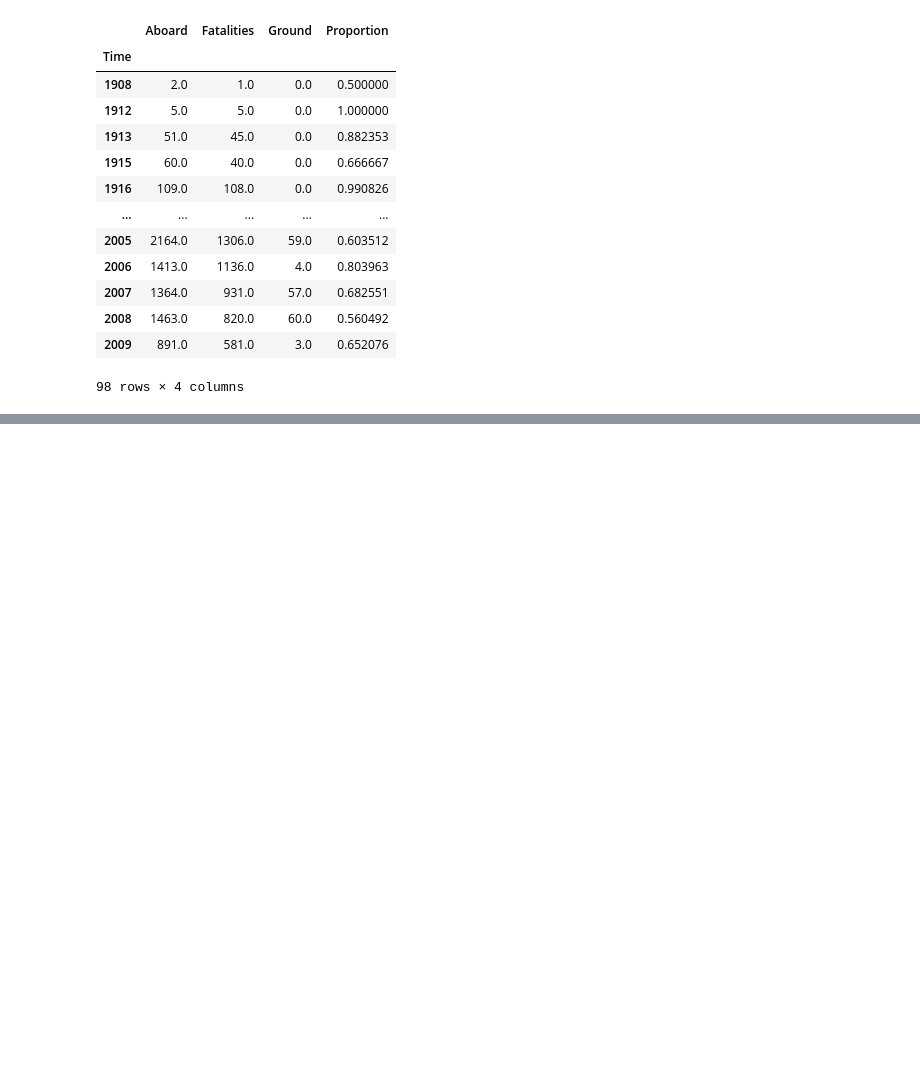
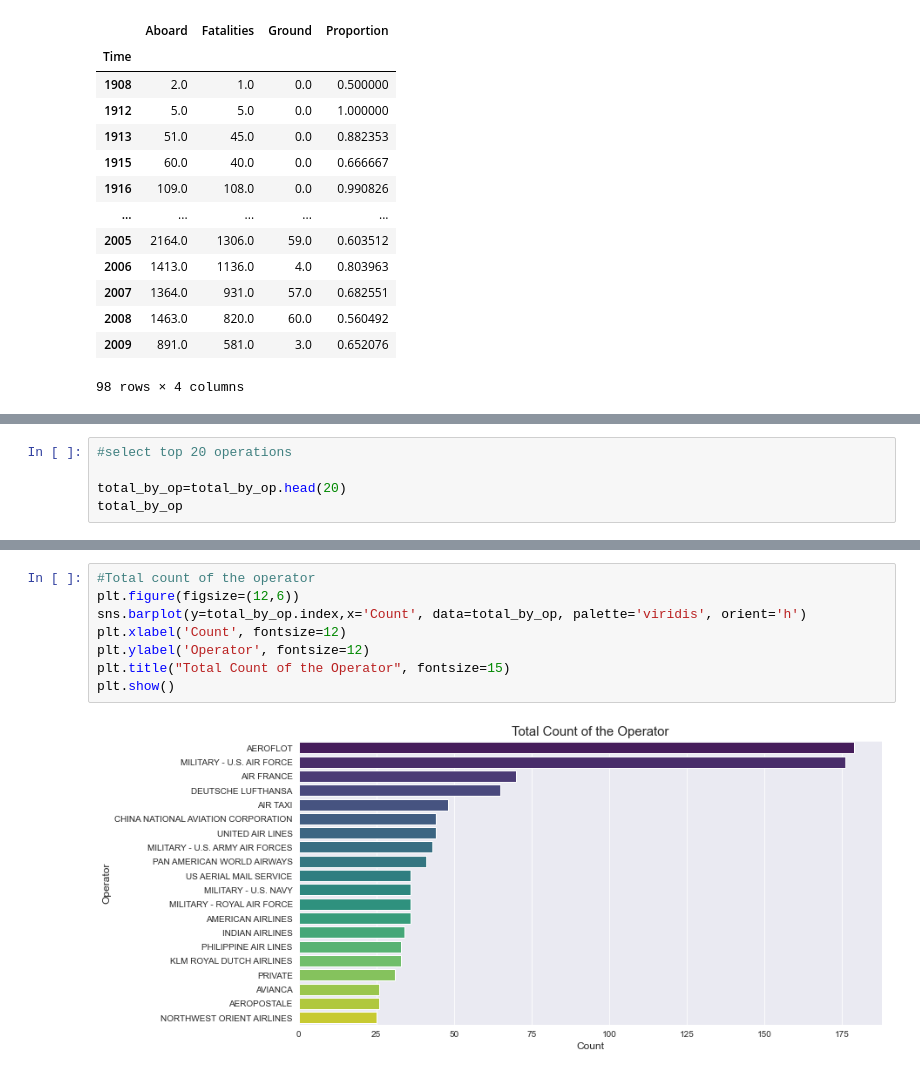
Before and after one commit to LaavanyaChandru/Aviation_Accident-100years_Analysis, a Jupyter notebook: Aviation_Accident-1908-2009_Analysis.ipynb, the cells around one changed output, grey strips where cells are left out. Saved outputs shown, nothing was run; the diff lists cells and outputs as text; blank space fills up the shorter version.

```diff
--- a/Aviation_Accident-1908-2009_Analysis.ipynb
+++ b/Aviation_Accident-1908-2009_Analysis.ipynb
@@ -445,0 +568,5 @@ plt.show()
+# %%
+#select top 20 operations
+
+total_by_op=total_by_op.head(20)
+total_by_op
@@ -445,0 +591,10 @@ plt.show()
+# %%
+#Total count of the operator
+plt.figure(figsize=(12,6))
+sns.barplot(y=total_by_op.index,x='Count', data=total_by_op, palette='viridis', orient='h')
+plt.xlabel('Count', fontsize=12)
+plt.ylabel('Operator', fontsize=12)
+plt.title("Total Count of the Operator", fontsize=15)
+plt.show()
+# %% [output]
+[figure, added]
```
Also changed, not shown: parts of 24 cells of this notebook.
